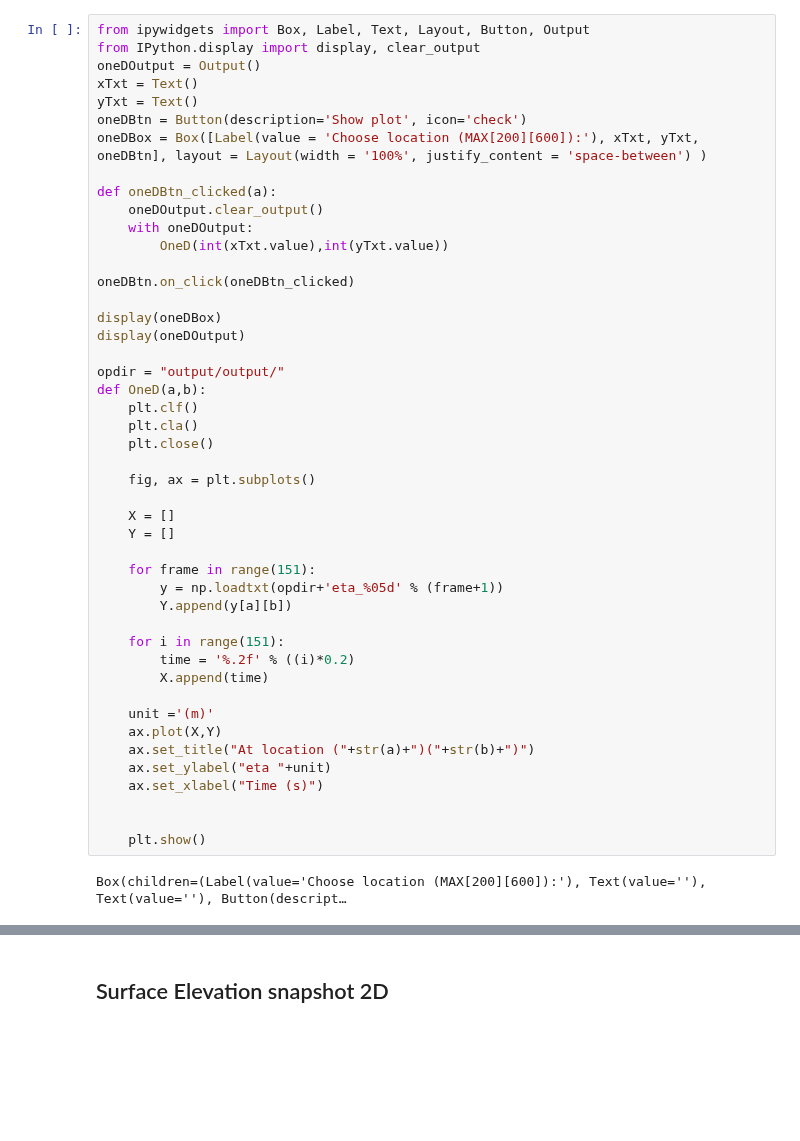
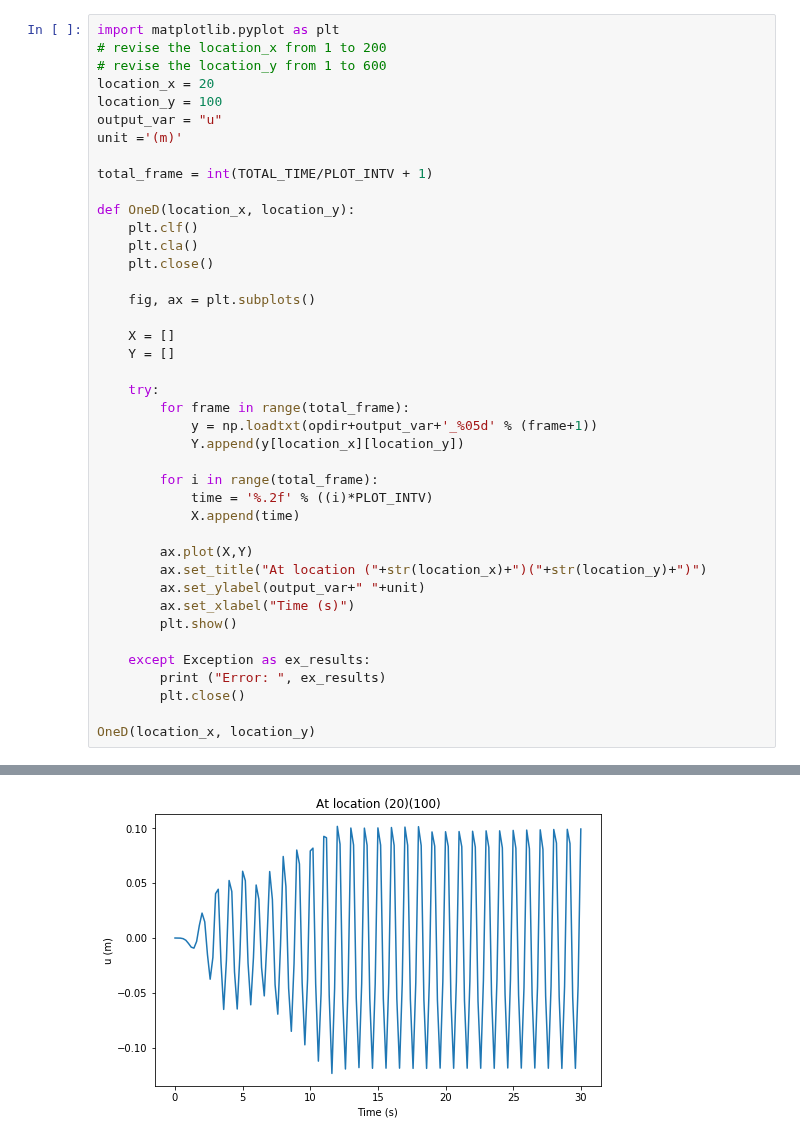
Before and after one commit to ysboss/agave-model, a Jupyter notebook: visualization.ipynb, the cells around one changed output, grey strips where cells are left out. Drawn from its saved outputs; the diff is of its cells as text; blank space fills up the shorter version.

Commit message:
Discard gui of visualization

```diff
--- a/visualization.ipynb
+++ b/visualization.ipynb
@@ -5,24 +42,15 @@
 # %%
-from ipywidgets import Box, Label, Text, Layout, Button, Output
-from IPython.display import display, clear_output
-oneDOutput = Output()
-xTxt = Text()
-yTxt = Text()
-oneDBtn = Button(description='Show plot', icon='check')
-oneDBox = Box([Label(value = 'Choose location (MAX[200][600]):'), xTxt, yTxt, oneDBtn], layout = Layout(width = '100%', justify_content = 'space-between') )
+import matplotlib.pyplot as plt
+# revise the location_x from 1 to 200
+# revise the location_y from 1 to 600
+location_x = 20
+location_y = 100
+output_var = "u"
+unit ='(m)'
 
-def oneDBtn_clicked(a):
-    oneDOutput.clear_output()
-    with oneDOutput:
-        OneD(int(xTxt.value),int(yTxt.value))
+total_frame = int(TOTAL_TIME/PLOT_INTV + 1)
 
-oneDBtn.on_click(oneDBtn_clicked)
-
-display(oneDBox)
-display(oneDOutput)
-
-opdir = "output/output/"
-def OneD(a,b):
+def OneD(location_x, location_y):
     plt.clf()
     plt.cla()
     plt.close()
@@ -32,21 +60,24 @@ def OneD(a,b):
     X = []
     Y = []
 
-    for frame in range(151):
-        y = np.loadtxt(opdir+'eta_%05d' % (frame+1))
-        Y.append(y[a][b])
+    try:
+        for frame in range(total_frame):
+            y = np.loadtxt(opdir+output_var+'_%05d' % (frame+1))
+            Y.append(y[location_x][location_y])
 
-    for i in range(151):
-        time = '%.2f' % ((i)*0.2)
-        X.append(time)
+        for i in range(total_frame):
+            time = '%.2f' % ((i)*PLOT_INTV)
+            X.append(time)
 
-    unit ='(m)'
-    ax.plot(X,Y)
-    ax.set_title("At location ("+str(a)+")("+str(b)+")")
-    ax.set_ylabel("eta "+unit)
-    ax.set_xlabel("Time (s)")
+        ax.plot(X,Y)
+        ax.set_title("At location ("+str(location_x)+")("+str(location_y)+")")
+        ax.set_ylabel(output_var+" "+unit)
+        ax.set_xlabel("Time (s)")
+        plt.show()
 
+    except Exception as ex_results:
+        print ("Error: ", ex_results)
+        plt.close()
 
-    plt.show()
+OneD(location_x, location_y)
 # %% [output]
-Box(children=(Label(value='Choose location (MAX[200][600]):'), Text(value=''), Text(value=''), Button(descript…
@@ -54,2 +84 @@ Box(children=(Label(value='Choose location (MAX[200][600]):'), Text(value=''), T
+[figure, added]
-# %% [markdown]
-## Surface Elevation snapshot 2D
```
Also changed, not shown: parts of 17 cells of this notebook.
